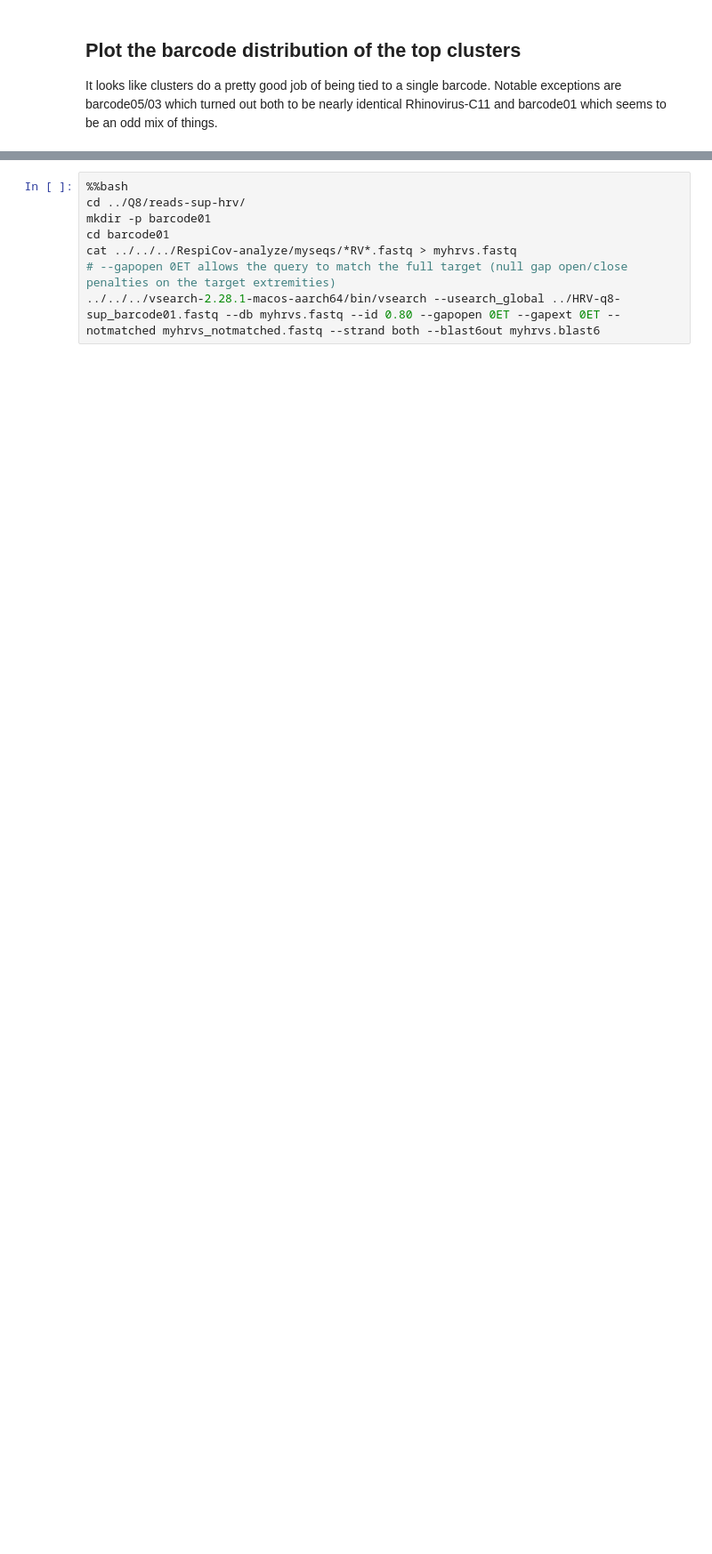
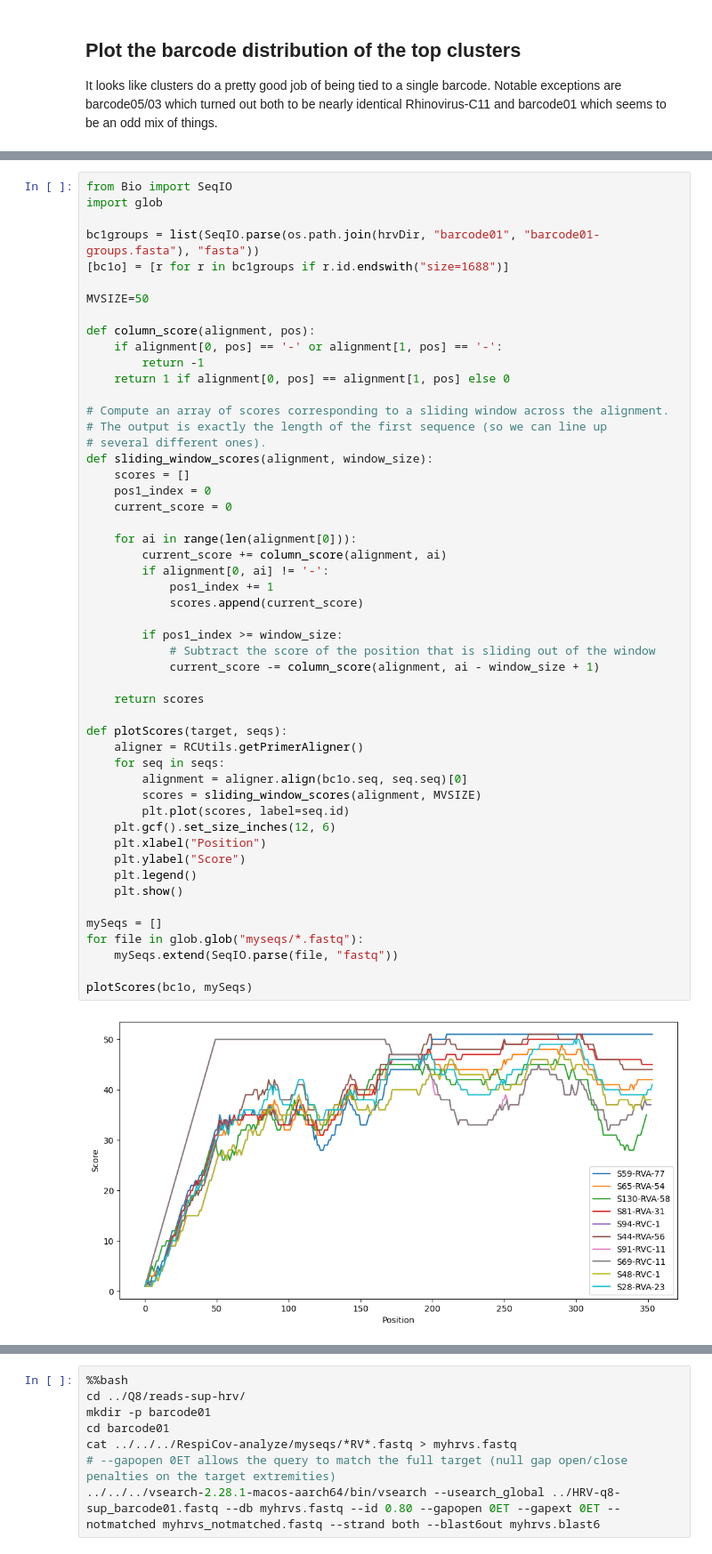
Before and after one commit to RByers/RespiCov-analyze, a Jupyter notebook: Q8AnalyzeHRV.ipynb, the cells around one changed output, grey strips where cells are left out. Shown at 89% size. Drawn from its saved outputs; the diff is of its cells as text; blank space fills up the shorter version.

```diff
--- a/Q8AnalyzeHRV.ipynb
+++ b/Q8AnalyzeHRV.ipynb
@@ -683,0 +757,53 @@ Minimap fails to produce a good consensus for barcode01 and inspecting the reads
+# %%
+from Bio import SeqIO
+import glob
+
+bc1groups = list(SeqIO.parse(os.path.join(hrvDir, "barcode01", "barcode01-groups.fasta"), "fasta"))
+[bc1o] = [r for r in bc1groups if r.id.endswith("size=1688")]
+
+MVSIZE=50
+
+def column_score(alignment, pos):
+    if alignment[0, pos] == '-' or alignment[1, pos] == '-':
+        return -1
+    return 1 if alignment[0, pos] == alignment[1, pos] else 0
+
+# Compute an array of scores corresponding to a sliding window across the alignment.
+# The output is exactly the length of the first sequence (so we can line up
+# several different ones).
+def sliding_window_scores(alignment, window_size):
+    scores = []
+    pos1_index = 0
+    current_score = 0
+
+    for ai in range(len(alignment[0])):
+        current_score += column_score(alignment, ai)
+        if alignment[0, ai] != '-':
+            pos1_index += 1
+            scores.append(current_score)
+
+        if pos1_index >= window_size:
+            # Subtract the score of the position that is sliding out of the window
+            current_score -= column_score(alignment, ai - window_size + 1)
+
+    return scores
+
+def plotScores(target, seqs):
+    aligner = RCUtils.getPrimerAligner()
+    for seq in seqs:
+        alignment = aligner.align(bc1o.seq, seq.seq)[0]
+        scores = sliding_window_scores(alignment, MVSIZE)
+        plt.plot(scores, label=seq.id)
+    plt.gcf().set_size_inches(12, 6)
+    plt.xlabel("Position")
+    plt.ylabel("Score")
+    plt.legend()
+    plt.show()
+
+mySeqs = []
+for file in glob.glob("myseqs/*.fastq"):
+    mySeqs.extend(SeqIO.parse(file, "fastq"))
+
+plotScores(bc1o, mySeqs)
+# %% [output]
+[figure, added]
```
Also changed, not shown: parts of 24 cells of this notebook.
